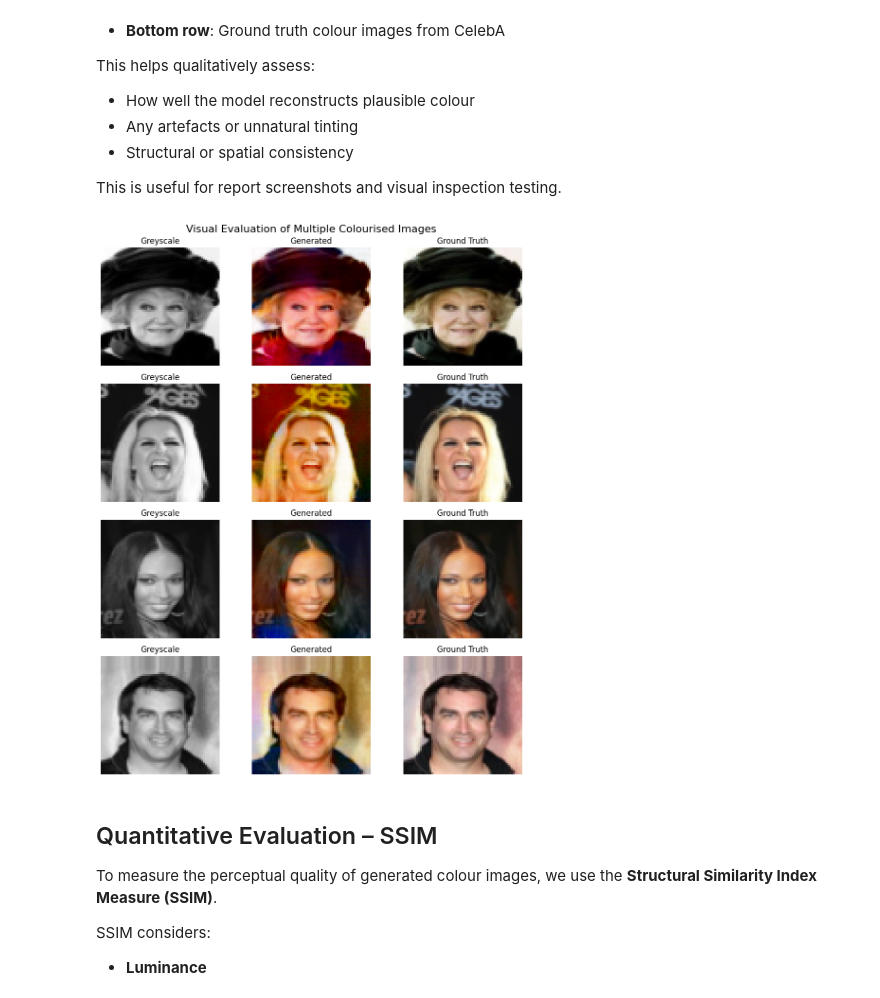
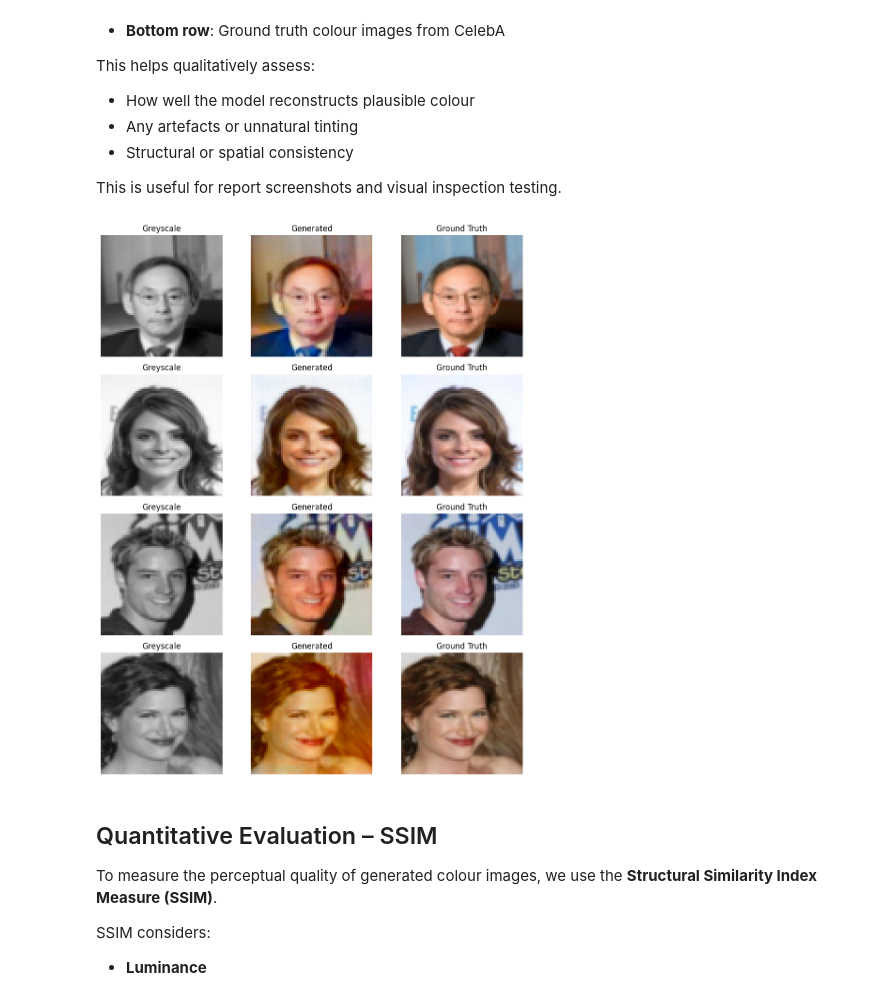
Before and after one commit to Ozan797/Grey-to-Colour, a Jupyter notebook: notebooks/model.ipynb, the cells around one changed output. Cells and saved outputs as stored; diff of their text form; code cells hidden in the pictures.

Commit message:
Added Graphs

```diff
--- a/notebooks/model.ipynb
+++ b/notebooks/model.ipynb
@@ -836,7 +888,7 @@ class UNetGeneratorCBAM(nn.Module):
 
 # === Load Trained Generator ===
 generator = UNetGeneratorCBAM().to(device)
-generator.load_state_dict(torch.load("model.pth", map_location=device))
+generator.load_state_dict(torch.load("prototype_2_10epoch.pth", map_location=device))
 generator.eval()
 
 print("✅ Generator loaded successfully and ready to colourise images.")
@@ -913,43 +965,46 @@ This is useful for report screenshots and visual inspection testing.
 # %%
 import matplotlib.pyplot as plt
 import torchvision.transforms.functional as TF
+import random
 
-# Set how many different images to display
+# How many different samples to display
 n = 4
 
-# Create a persistent iterator from the test loader
-test_iter = iter(test_loader)
+# Set the generator to eval mode
+generator.eval()
+
+# Create a list of random indices to sample
+indices = random.sample(range(len(test_loader.dataset)), n)
 
 # Setup plot
 fig, axs = plt.subplots(n, 3, figsize=(10, 3 * n))
-generator.eval()
 
-# Loop to display n samples
 with torch.no_grad():
-    for i in range(n):
-        greyscale, colour = next(test_iter)
-        grey_img = greyscale[0].unsqueeze(0).to(device)
-        ground_truth = colour[0]
-        generated = generator(grey_img).squeeze(0).cpu().clamp(0, 1)
-        grey_rgb = grey_img.squeeze(0).repeat(3, 1, 1).cpu()
+    for i, idx in enumerate(indices):
+        grey_img, colour_img = test_loader.dataset[idx]
+        grey_tensor = grey_img.unsqueeze(0).to(device)
 
+        # Generate image
+        generated = generator(grey_tensor).squeeze(0).cpu().clamp(0, 1)
+        grey_rgb = grey_tensor.squeeze(0).repeat(3, 1, 1).cpu()
+
+        # Plot each
         axs[i, 0].imshow(TF.to_pil_image(grey_rgb))
         axs[i, 0].set_title("Greyscale")
         axs[i, 0].axis('off')
 
         axs[i, 1].imshow(TF.to_pil_image(generated))
         axs[i, 1].set_title("Generated")
         axs[i, 1].axis('off')
 
-        axs[i, 2].imshow(TF.to_pil_image(ground_truth))
+        axs[i, 2].imshow(TF.to_pil_image(colour_img))
         axs[i, 2].set_title("Ground Truth")
         axs[i, 2].axis('off')
 
-plt.suptitle("Visual Evaluation of Multiple Colourised Images", fontsize=16)
 plt.tight_layout()
 plt.show()
 # %% [output]
-[figure, old version]
+[figure, new version]
 # %% [markdown]
 ## Quantitative Evaluation – SSIM
 
```
Also changed, not shown: parts of 11 cells of this notebook, 14 other files.
